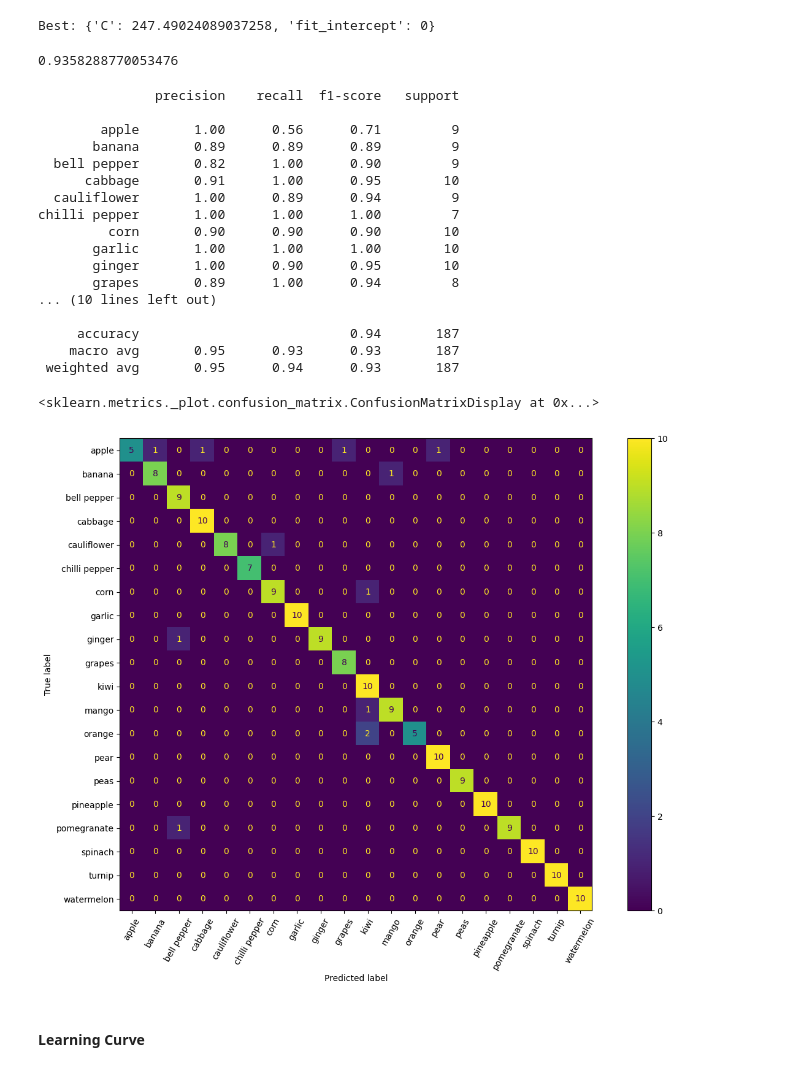
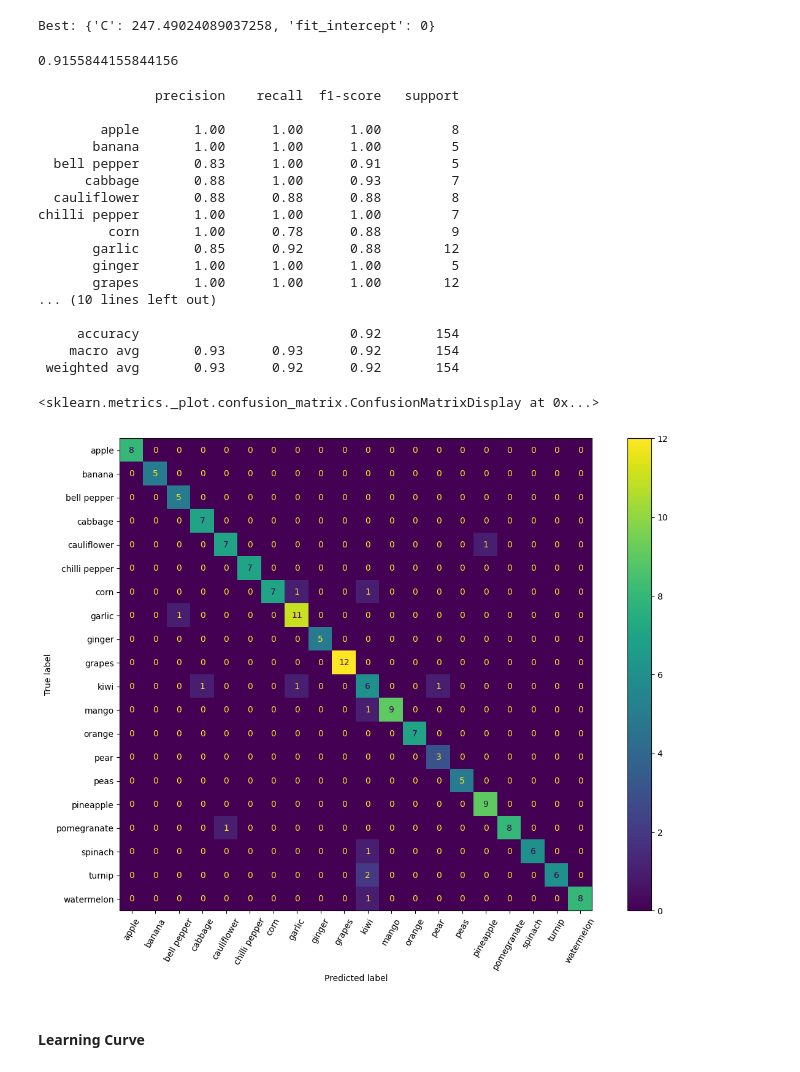
Before and after one commit to vrvenkatesh/w281-summer-2023-project-computer-vision, a Jupyter notebook: logistic_regression_Laplacian_features.ipynb, the cells around one changed output. Cells and saved outputs as stored; diff of their text form; code cells hidden in the pictures.

```diff
--- a/logistic_regression_Laplacian_features.ipynb
+++ b/logistic_regression_Laplacian_features.ipynb
@@ -302,36 +296,36 @@ params = {'C': 247.49024089037258,
 laplacian_model = LogisticRegression(**params, n_jobs=-1)
 laplacian_model.fit(train_laplacian.iloc[:,0:-1], train_laplacian['label'])
 
-y_pred = laplacian_model.predict(test_laplacian.iloc[:,0:-1])
+y_pred = laplacian_model.predict(validation_laplacian.iloc[:,0:-1])
 # %%
-accuracy_score(test_laplacian['label'], y_pred)
+accuracy_score(validation_laplacian['label'], y_pred)
 # %% [output]
-0.9358288770053476
+0.9155844155844156
 # %%
-print(classification_report(test_laplacian['label'], y_pred))
+print(classification_report(validation_laplacian['label'], y_pred))
 # %% [output]
                precision    recall  f1-score   support
 
-        apple       1.00      0.56      0.71         9
-       banana       0.89      0.89      0.89         9
-  bell pepper       0.82      1.00      0.90         9
-      cabbage       0.91      1.00      0.95        10
-  cauliflower       1.00      0.89      0.94         9
+        apple       1.00      1.00      1.00         8
+       banana       1.00      1.00      1.00         5
+  bell pepper       0.83      1.00      0.91         5
+      cabbage       0.88      1.00      0.93         7
+  cauliflower       0.88      0.88      0.88         8
 chilli pepper       1.00      1.00      1.00         7
-         corn       0.90      0.90      0.90        10
-       garlic       1.00      1.00      1.00        10
-       ginger       1.00      0.90      0.95        10
-       grapes       0.89      1.00      0.94         8
+         corn       1.00      0.78      0.88         9
+       garlic       0.85      0.92      0.88        12
+       ginger       1.00      1.00      1.00         5
+       grapes       1.00      1.00      1.00        12
 ... (10 lines left out)
 
-     accuracy                           0.94       187
-    macro avg       0.95      0.93      0.93       187
- weighted avg       0.95      0.94      0.93       187
+     accuracy                           0.92       154
+    macro avg       0.93      0.93      0.92       154
+ weighted avg       0.93      0.92      0.92       154
 # %%
 fig, ax = plt.subplots(figsize=(15,10))
-ConfusionMatrixDisplay.from_predictions(test_laplacian['label'], y_pred, xticks_rotation=60, ax=ax)
+ConfusionMatrixDisplay.from_predictions(validation_laplacian['label'], y_pred, xticks_rotation=60, ax=ax)
 # %% [output]
 <sklearn.metrics._plot.confusion_matrix.ConfusionMatrixDisplay at 0x...>
-[figure, old version]
+[figure, new version]
 # %% [markdown]
 #### Learning Curve
```
Also changed, not shown: parts of 3 cells of this notebook.
